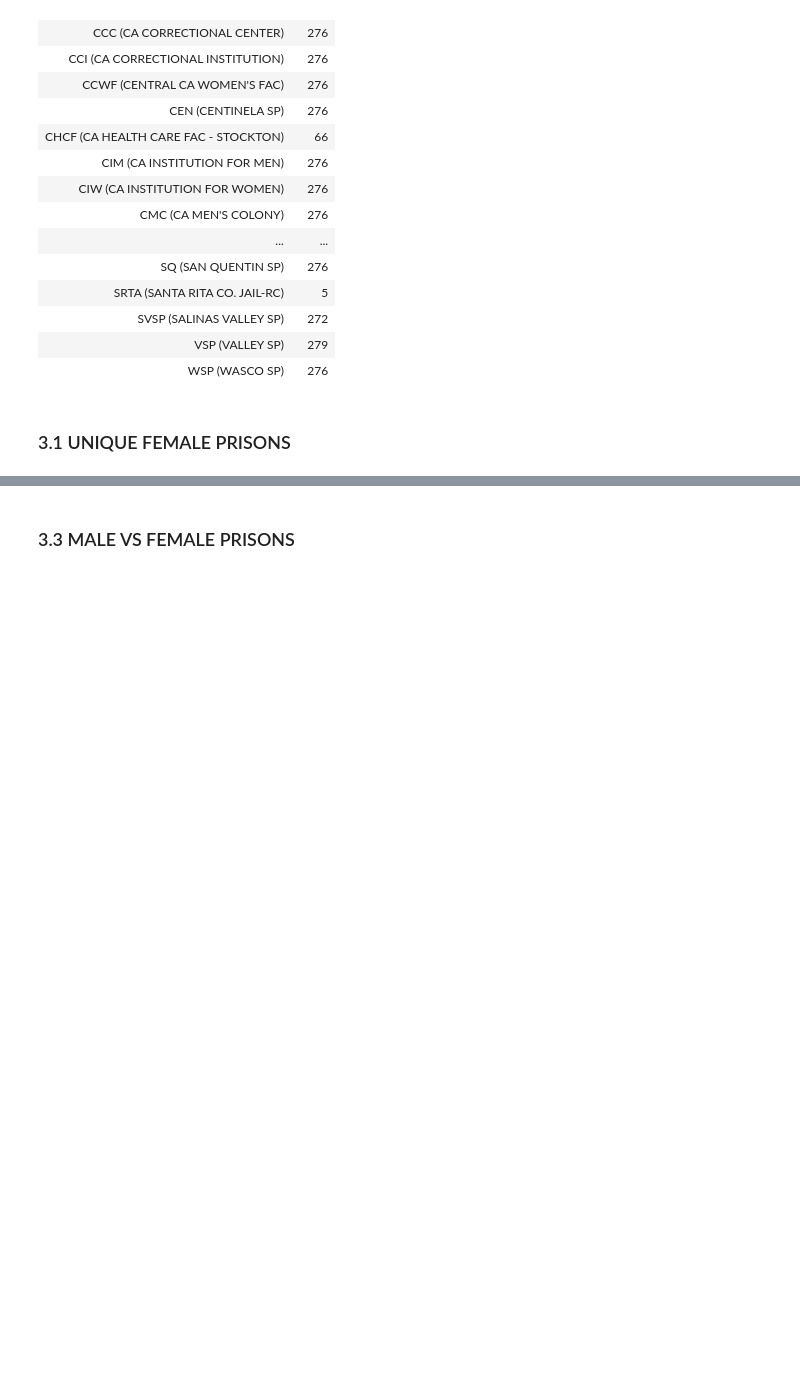
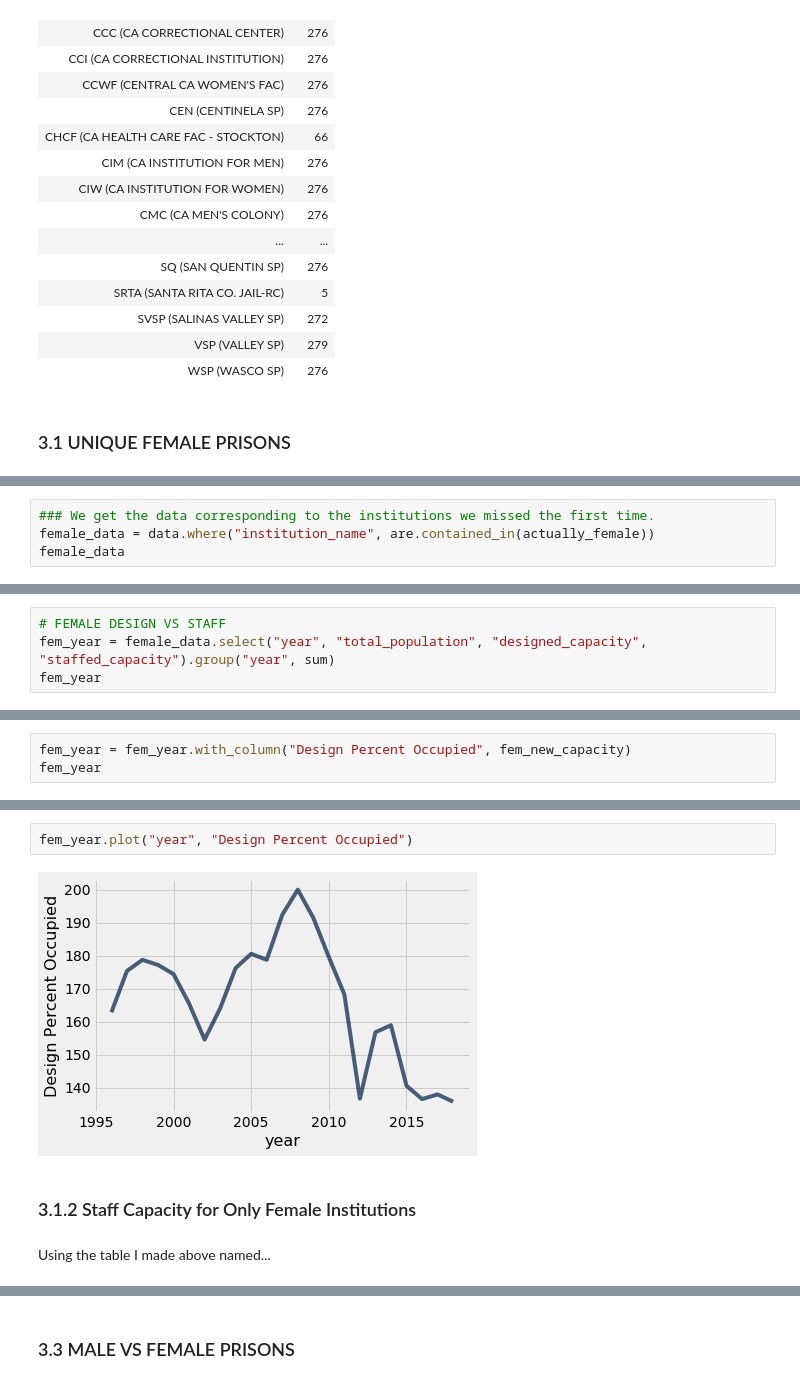
Before and after one commit to ds-modules/ES-21AC-SP19, a Jupyter notebook: incarceration.ipynb, the cells around one changed output, grey strips where cells are left out. Cells and saved outputs as stored; diff of their text form; blank space fills up the shorter version.

Commit message:
fixed first half of gender portion
under revision

```diff
--- a/incarceration.ipynb
+++ b/incarceration.ipynb
@@ -497,0 +512,4 @@ data.group("institution_name").show()
+# %%
+### We get the data corresponding to the institutions we missed the first time.
+female_data = data.where("institution_name", are.contained_in(actually_female))
+female_data
@@ -497,0 +545,4 @@ data.group("institution_name").show()
+# %%
+# FEMALE DESIGN VS STAFF
+fem_year = female_data.select("year", "total_population", "designed_capacity", "staffed_capacity").group("year", sum)
+fem_year
@@ -497,0 +573,3 @@ data.group("institution_name").show()
+# %%
+fem_year = fem_year.with_column("Design Percent Occupied", fem_new_capacity)
+fem_year
@@ -497,0 +589,8 @@ data.group("institution_name").show()
+# %%
+fem_year.plot("year", "Design Percent Occupied")
+# %% [output]
+[figure, added]
+# %% [markdown]
+### 3.1.2 Staff Capacity for Only Female Institutions
+# %% [markdown]
+Using the table I made above named...
```
Also changed, not shown: parts of 39 cells of this notebook.
